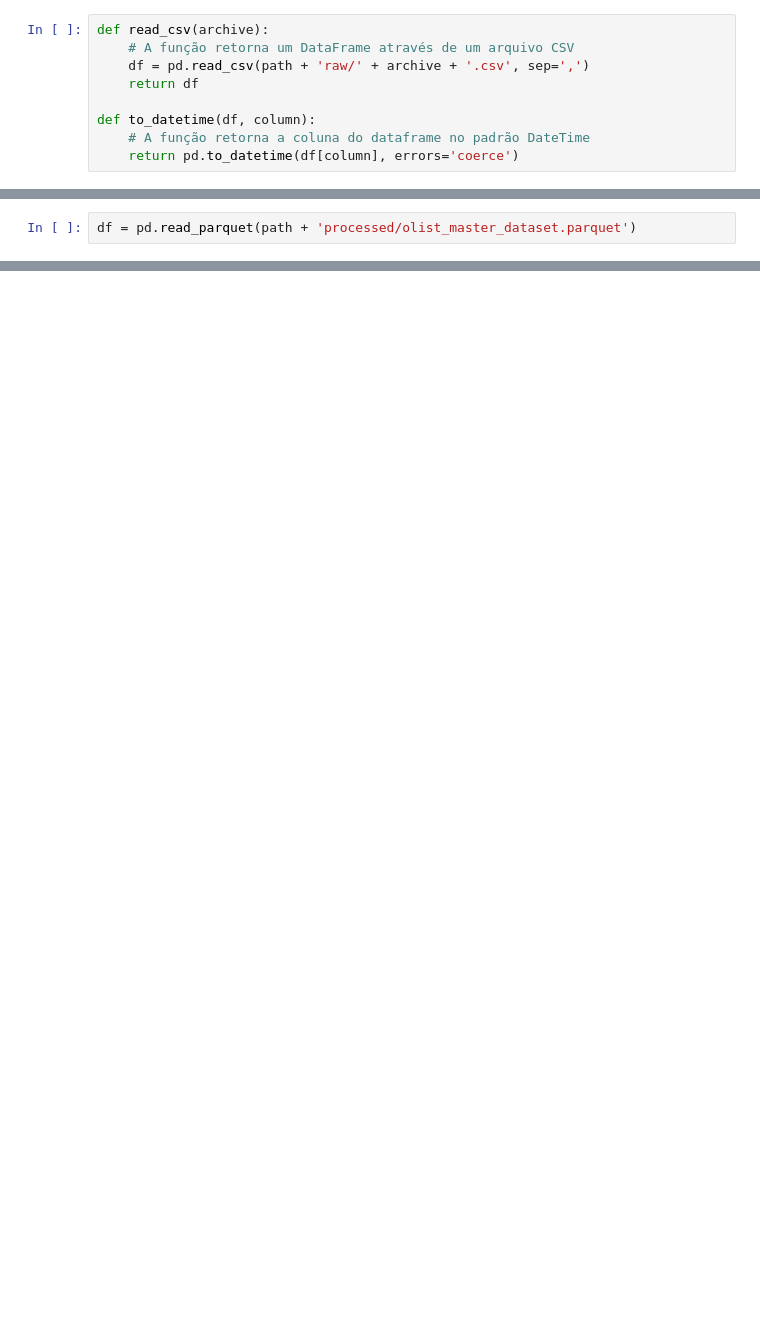
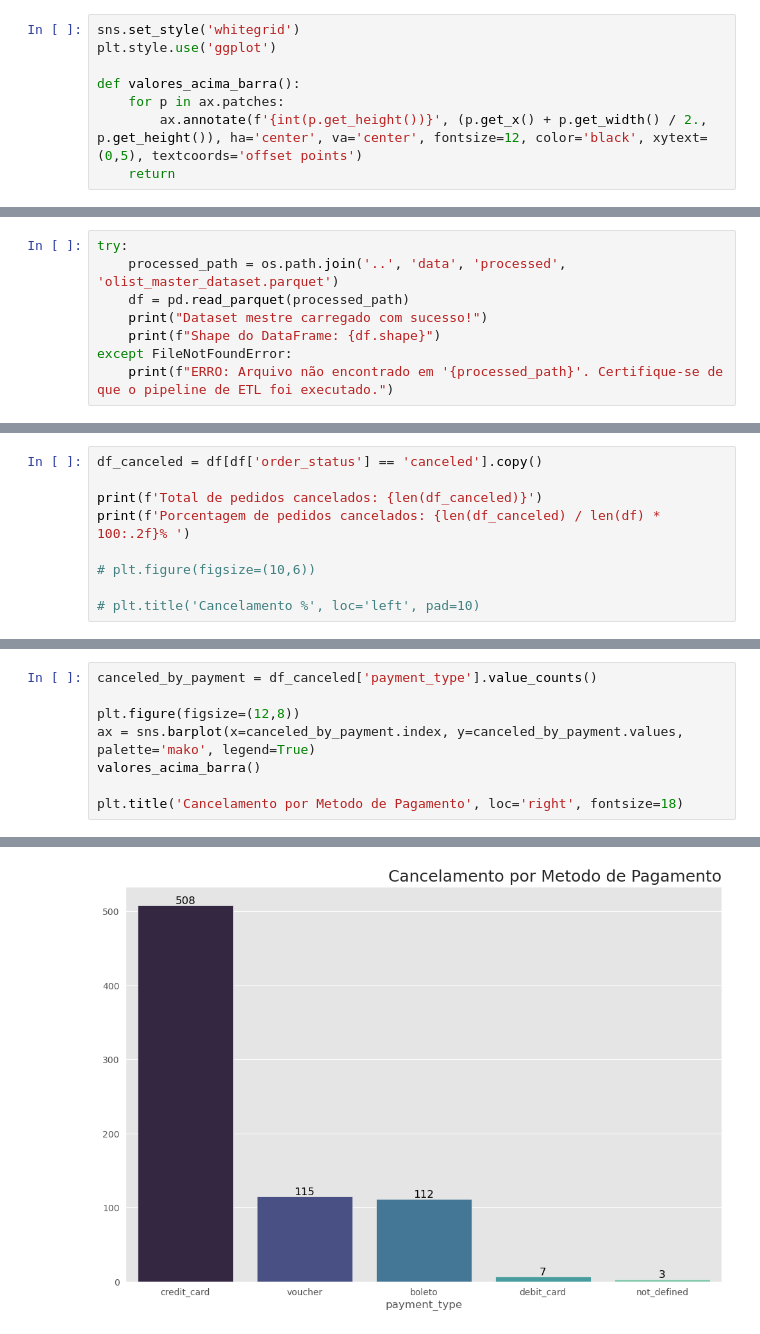
Before and after one commit to guilhptg/AnaliseFunilDeVendas, a Jupyter notebook: notebooks/eda.ipynb, the cells around one changed output, grey strips where cells are left out. Saved outputs shown, nothing was run; the diff lists cells and outputs as text; blank space fills up the shorter version.

```diff
--- a/notebooks/eda.ipynb
+++ b/notebooks/eda.ipynb
@@ -6,11 +18,10 @@ import seaborn
 
 path = '/home/portugal/Documentos/Projects/GitHub/AnaliseFunilDeVendas/data/'
 # %%
-def read_csv(archive):
-    # A função retorna um DataFrame através de um arquivo CSV
-    df = pd.read_csv(path + 'raw/' + archive + '.csv', sep=',')
-    return df
+sns.set_style('whitegrid')
+plt.style.use('ggplot')
 
-def to_datetime(df, column):
-    # A função retorna a coluna do dataframe no padrão DateTime
-    return pd.to_datetime(df[column], errors='coerce')
+def valores_acima_barra():
+    for p in ax.patches:
+        ax.annotate(f'{int(p.get_height())}', (p.get_x() + p.get_width() / 2., p.get_height()), ha='center', va='center', fontsize=12, color='black', xytext=(0,5), textcoords='offset points')
+    return
@@ -74,2 +28,8 @@ df_orders
 # %%
-df = pd.read_parquet(path + 'processed/olist_master_dataset.parquet')
+try:
+    processed_path = os.path.join('..', 'data', 'processed', 'olist_master_dataset.parquet')
+    df = pd.read_parquet(processed_path)
+    print("Dataset mestre carregado com sucesso!")
+    print(f"Shape do DataFrame: {df.shape}")
+except FileNotFoundError:
+    print(f"ERRO: Arquivo não encontrado em '{processed_path}'. Certifique-se de que o pipeline de ETL foi executado.")
@@ -91,0 +66,9 @@ df
+# %%
+df_canceled = df[df['order_status'] == 'canceled'].copy()
+
+print(f'Total de pedidos cancelados: {len(df_canceled)}')
+print(f'Porcentagem de pedidos cancelados: {len(df_canceled) / len(df) * 100:.2f}% ')
+
+# plt.figure(figsize=(10,6))
+
+# plt.title('Cancelamento %', loc='left', pad=10)
@@ -91,0 +102,9 @@ df
+# %%
+canceled_by_payment = df_canceled['payment_type'].value_counts()
+
+plt.figure(figsize=(12,8))
+ax = sns.barplot(x=canceled_by_payment.index, y=canceled_by_payment.values, palette='mako', legend=True)
+valores_acima_barra()
+
+plt.title('Cancelamento por Metodo de Pagamento', loc='right', fontsize=18)
+# %% [output]
@@ -91,0 +115 @@ df
+[figure, added]
```
Also changed, not shown: parts of 30 cells of this notebook.
